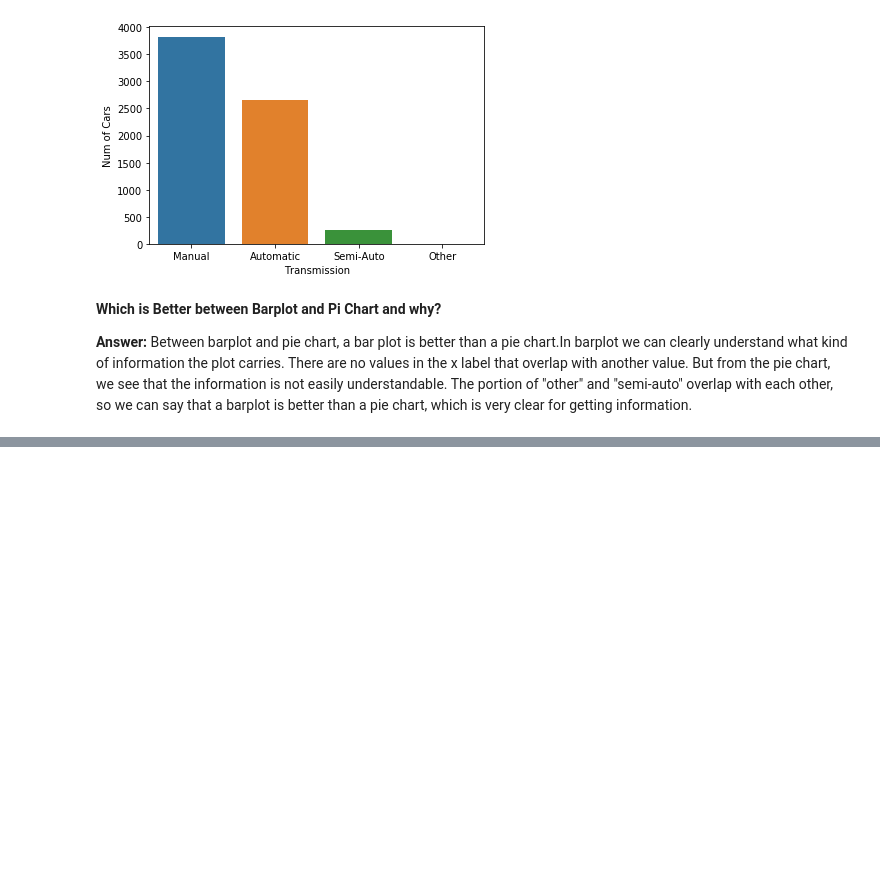
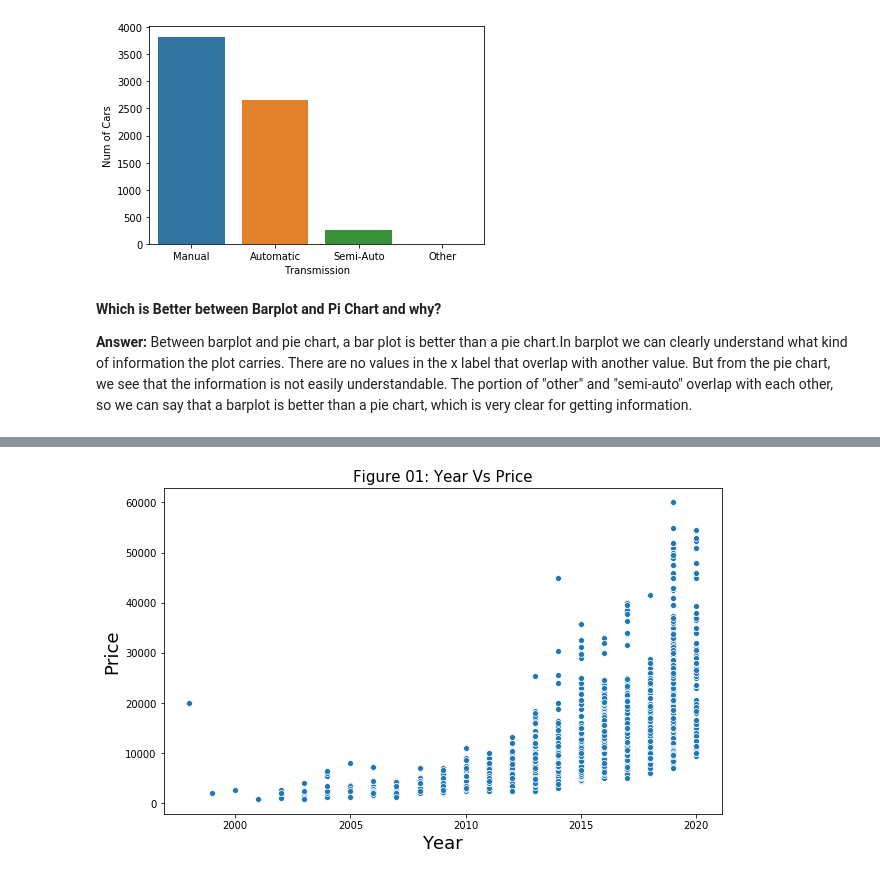
Before and after one commit to Sourish8/toyota_used_car_analysis-, a Jupyter notebook: toyota_used_car_EDA.ipynb, the cells around one changed output, grey strips where cells are left out. Cells and saved outputs as stored; diff of their text form; code cells hidden in the pictures; blank space fills up the shorter version.

```diff
--- a/toyota_used_car_EDA.ipynb
+++ b/toyota_used_car_EDA.ipynb
@@ -119,0 +122,4 @@ plt.show()
+# %%
+df = pd.read_csv("toyota.csv")
+
+display(df.head())  #head() will show the first 5 rows of the CSV file by default.
@@ -119,0 +133,14 @@ plt.show()
+# %%
+plt.figure(figsize= (10,6))
+
+sns.scatterplot(x= "year", y= "price" , data =df)
+
+plt.title("Figure 01: Year Vs Price", fontsize=15)   #this command is used for giving a title to the figure
+
+plt.xlabel('Year',fontsize=18)    #used for rename & resize the variable of x-axis
+
+plt.ylabel('Price',fontsize=18)  #used for rename & resize the variable of y-axis.
+
+plt.show()
+# %% [output]
+[figure, added]
```
Also changed, not shown: parts of 13 cells of this notebook.
